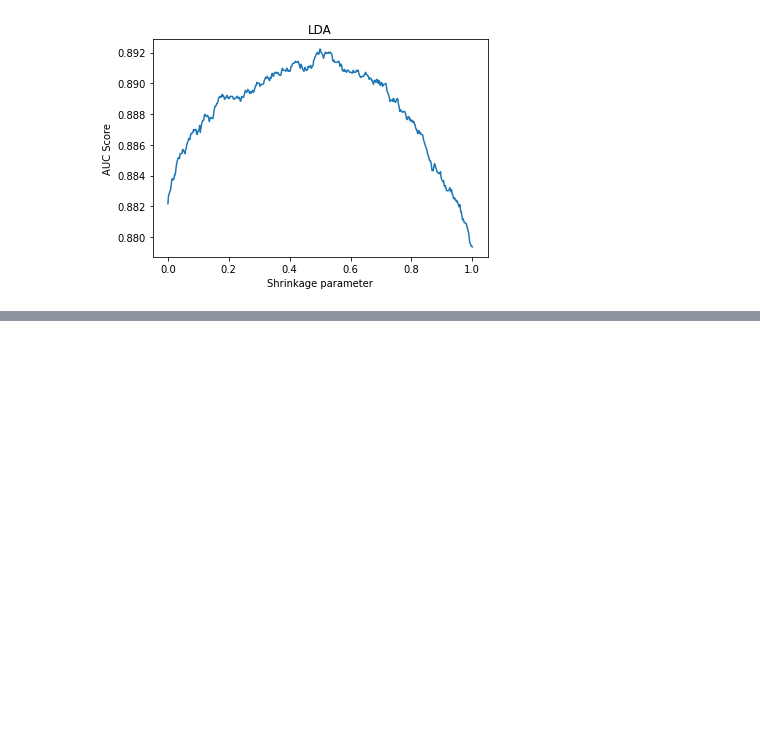
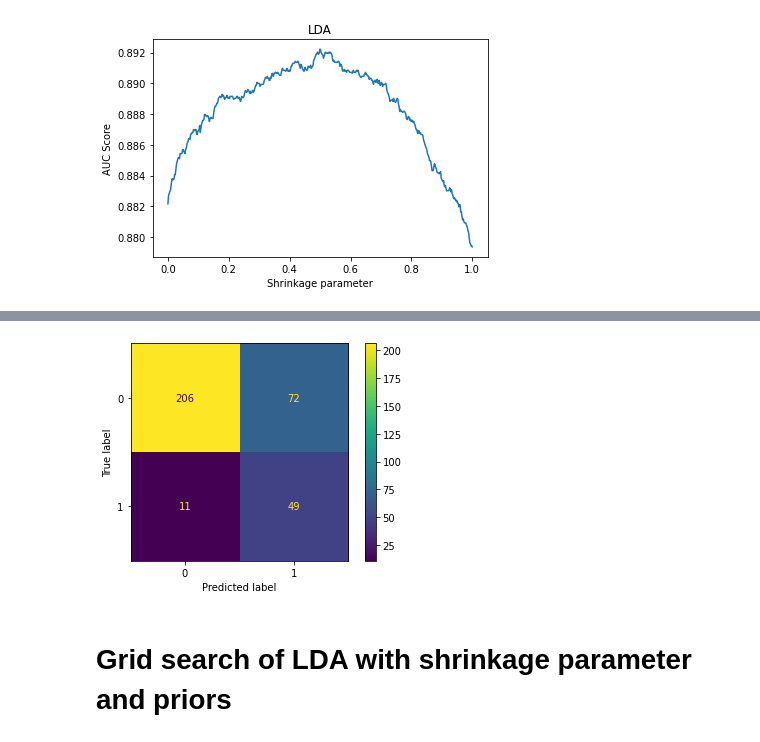
Before and after one commit to StephaneGcrd/CDI_case_2, a Jupyter notebook: LDA.ipynb, the cells around one changed output, grey strips where cells are left out. Cells and saved outputs as stored; diff of their text form; code cells hidden in the pictures; blank space fills up the shorter version.

```diff
--- a/LDA.ipynb
+++ b/LDA.ipynb
@@ -373,0 +418,14 @@ array([-0.43539651, -0.43539651, -0.43539651, ..., -0.43539651,
+# %%
+for idx, (train_ids,test_ids) in enumerate(inner_cv.split(X_sc)):
+    x_train_l, x_test_l = X_sc[train_ids],X_sc[test_ids]
+    y_train_l, y_test_l = Y_dead[train_ids],Y_dead[test_ids]
+
+    mdl = LinearDiscriminantAnalysis(solver="lsqr",shrinkage=0.899, priors=priors[20])
+    mdl.fit(x_train_l, y_train_l)
+    plot_confusion_matrix(mdl, x_test_l, y_test_l)
+
+    break;
+# %% [output]
+[figure, added]
+# %% [markdown]
+# Grid search of LDA with shrinkage parameter and priors
```
Also changed, not shown: parts of 20 cells of this notebook.
